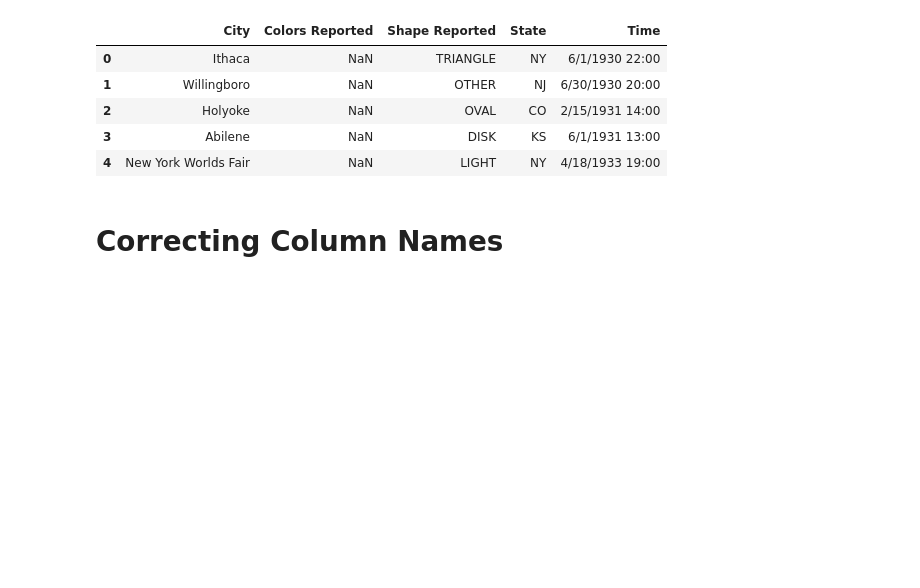
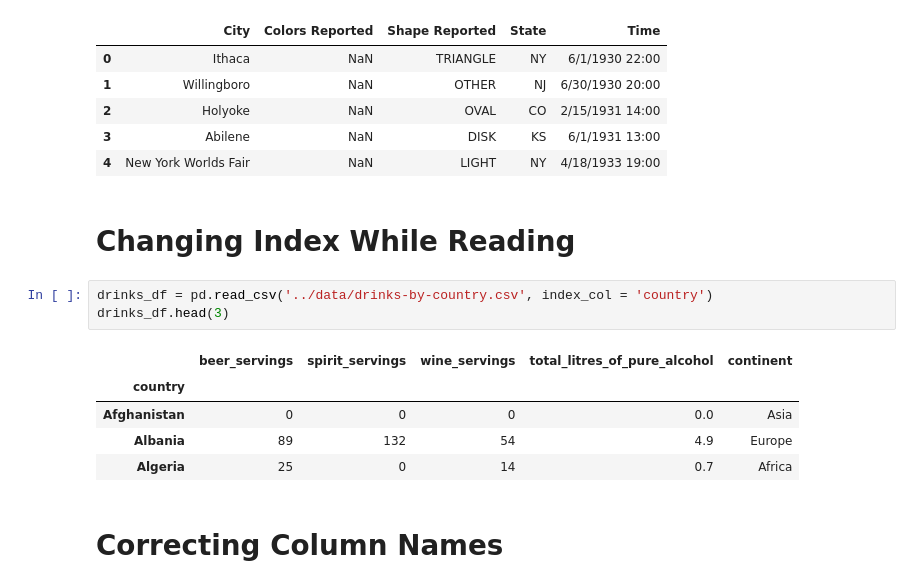
Before and after one commit to derpycoder/pragmatic-machine-learning, a Jupyter notebook: pandas/reading-data.ipynb, the cells around one changed output. Cells and saved outputs as stored; diff of their text form; blank space fills up the shorter version.

```diff
--- a/pandas/reading-data.ipynb
+++ b/pandas/reading-data.ipynb
@@ -48,6 +48,17 @@ pd.read_csv('http://bit.ly/ufo-reports', nrows = 5)
 | 2 | Holyoke | NaN | OVAL | CO | 2/15/1931 14:00 |
 | 3 | Abilene | NaN | DISK | KS | 6/1/1931 13:00 |
 | 4 | New York Worlds Fair | NaN | LIGHT | NY | 4/18/1933 19:00 |
+# %% [markdown]
+# Changing Index While Reading
+# %%
+drinks_df = pd.read_csv('../data/drinks-by-country.csv', index_col = 'country')
+drinks_df.head(3)
+# %% [output]
+|  | beer_servings | spirit_servings | wine_servings | total_litres_of_pure_alcohol | continent |
+| country |  |  |  |  |  |
+| Afghanistan | 0 | 0 | 0 | 0.0 | Asia |
+| Albania | 89 | 132 | 54 | 4.9 | Europe |
+| Algeria | 25 | 0 | 14 | 0.7 | Africa |
 # %% [markdown]
 # Correcting Column Names
 # %%
```
Also changed, not shown: parts of 1 cell of this notebook, 1 other file.
